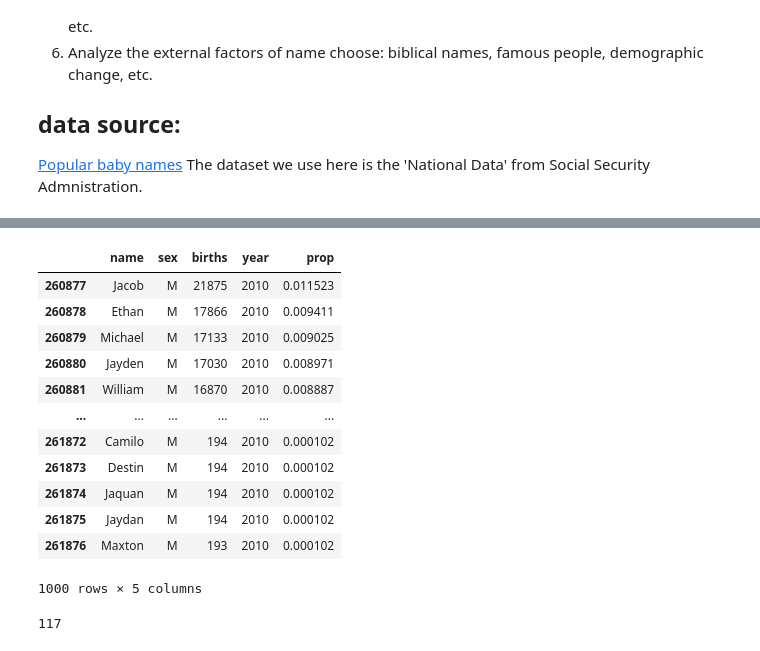
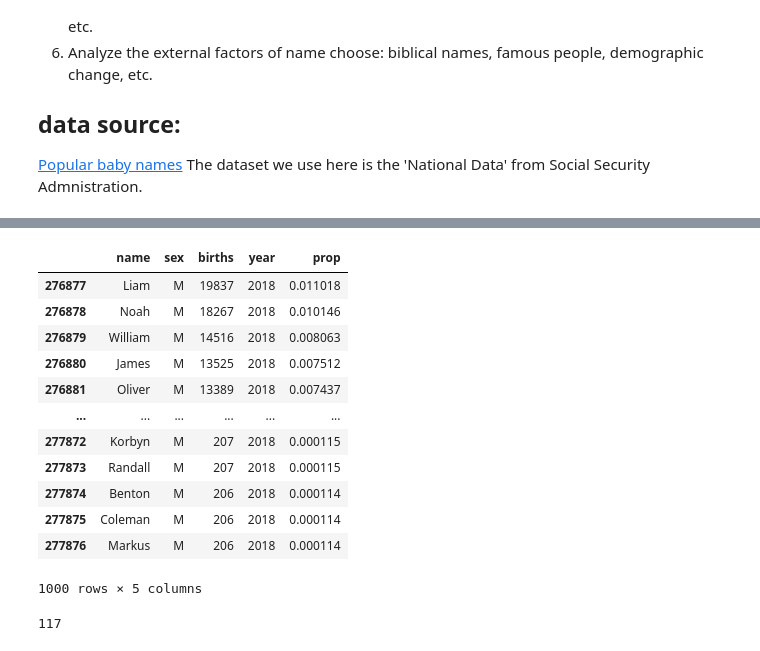
Before and after one commit to ffflora/data-analysis-projects, a Jupyter notebook: babynames.ipynb, the cells around one changed output, grey strips where cells are left out. Drawn from its saved outputs; the diff is of its cells as text; code cells hidden in the pictures.

```diff
--- a/babynames.ipynb
+++ b/babynames.ipynb
@@ -26,16 +23,15 @@ import numpy as np
 # %%
 #we have multiple files and we want to combine all the files together into one dataframe
 # pandas.concat
-years = range(1880,2011) # our data up to 2010
+years = range(1880,2019) # our data up to 2018
 pieces = []
 columns = ['name','sex','births']
 for year in years:
-    path = 'Data sets/babynames/yob%d.txt' % year
-    frame =pd.read_csv(path,names=columns)
+    path = 'dataset/babynames/yob%d.txt' % year
+    frame = pd.read_csv(path,names=columns)
     frame['year']=year
     pieces.append(frame)
 names=pd.concat(pieces,ignore_index=True) # concat 默认会逐行黏合，所以此处 ignore_index = True would work
-pd.options.display.max_rows = 10
 names
 # %% [output]
 |  | name | sex | births | year |
@@ -185,19 +159,19 @@ table.plot(title='Sum of top1000.prop by year and sex',yticks=np.linspace(0,1.2,
 # %%
-df = boys[boys.year==2010] #2010年 boys
+df = boys[boys.year==2018] # boys from 2018
 df
 # %% [output]
 |  | name | sex | births | year | prop |
-| 260877 | Jacob | M | 21875 | 2010 | 0.011523 |
-| 260878 | Ethan | M | 17866 | 2010 | 0.009411 |
-| 260879 | Michael | M | 17133 | 2010 | 0.009025 |
-| 260880 | Jayden | M | 17030 | 2010 | 0.008971 |
-| 260881 | William | M | 16870 | 2010 | 0.008887 |
+| 276877 | Liam | M | 19837 | 2018 | 0.011018 |
+| 276878 | Noah | M | 18267 | 2018 | 0.010146 |
+| 276879 | William | M | 14516 | 2018 | 0.008063 |
+| 276880 | James | M | 13525 | 2018 | 0.007512 |
+| 276881 | Oliver | M | 13389 | 2018 | 0.007437 |
 | ... | ... | ... | ... | ... | ... |
-| 261872 | Camilo | M | 194 | 2010 | 0.000102 |
-| 261873 | Destin | M | 194 | 2010 | 0.000102 |
-| 261874 | Jaquan | M | 194 | 2010 | 0.000102 |
-| 261875 | Jaydan | M | 194 | 2010 | 0.000102 |
-| 261876 | Maxton | M | 193 | 2010 | 0.000102 |
+| 277872 | Korbyn | M | 207 | 2018 | 0.000115 |
+| 277873 | Randall | M | 207 | 2018 | 0.000115 |
+| 277874 | Benton | M | 206 | 2018 | 0.000114 |
+| 277875 | Coleman | M | 206 | 2018 | 0.000114 |
+| 277876 | Markus | M | 206 | 2018 | 0.000114 |
 1000 rows × 5 columns
 # %%
 # 如果我想知道有多少名字是在最受欢迎的前50%，可以使用 for loop, but numpy has a clever method
```
Also changed, not shown: parts of 13 cells of this notebook, 3 other files.
